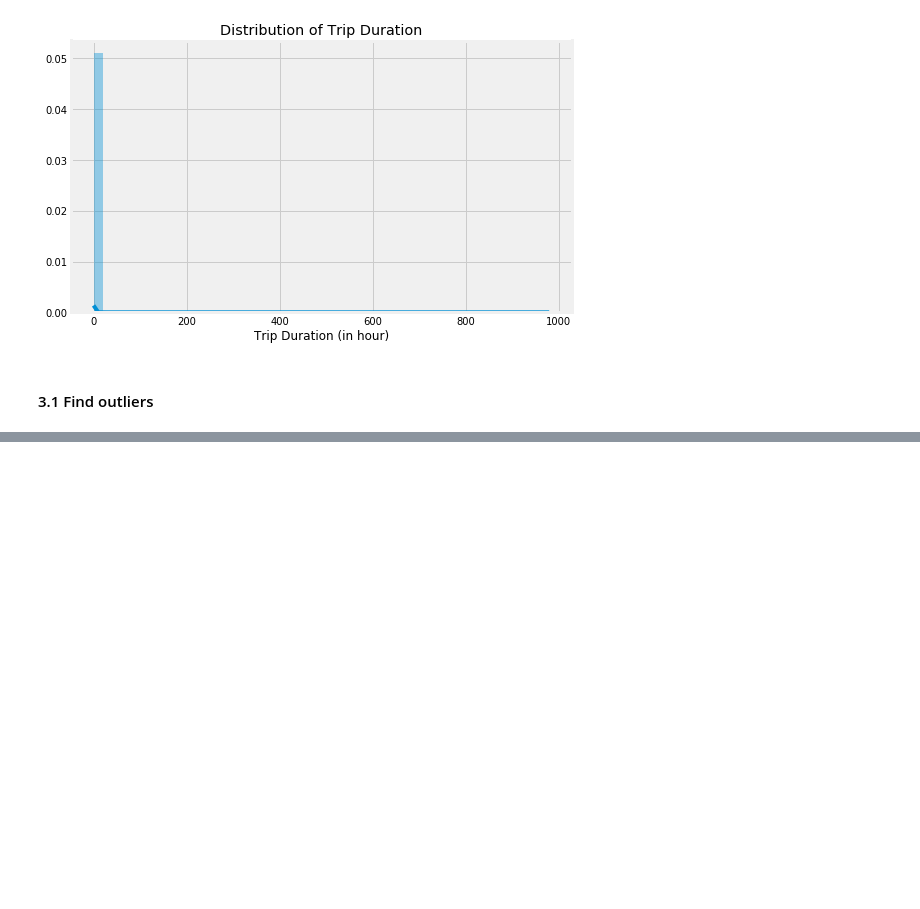
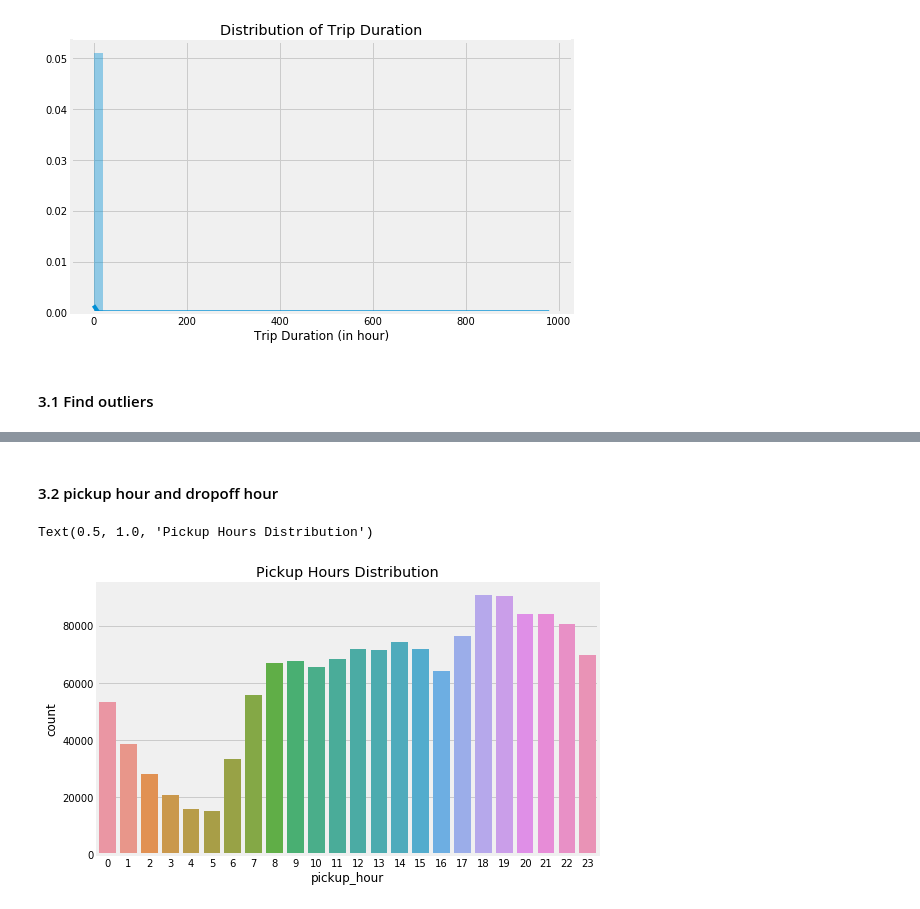
Before and after one commit to herbwood/study_datascience, a Jupyter notebook: kaggle/nyc_taxi_trip_duration/solution1.ipynb, the cells around one changed output, grey strips where cells are left out. Drawn from its saved outputs; the diff is of its cells as text; code cells hidden in the pictures; blank space fills up the shorter version.

```diff
--- a/kaggle/nyc_taxi_trip_duration/solution1.ipynb
+++ b/kaggle/nyc_taxi_trip_duration/solution1.ipynb
@@ -205,0 +226,9 @@ Text(0.5, 0, 'Trip Duration (in hour)')
+# %% [markdown]
+#### 3.2 pickup hour and dropoff hour
+# %%
+# pickups are low in early time
+plt.figure(figsize=(8, 5))
+sns.countplot(x = train['pickup_hour']).set_title('Pickup Hours Distribution')
+# %% [output]
+Text(0.5, 1.0, 'Pickup Hours Distribution')
+[figure, added]
```
Also changed, not shown: parts of 60 cells of this notebook.
